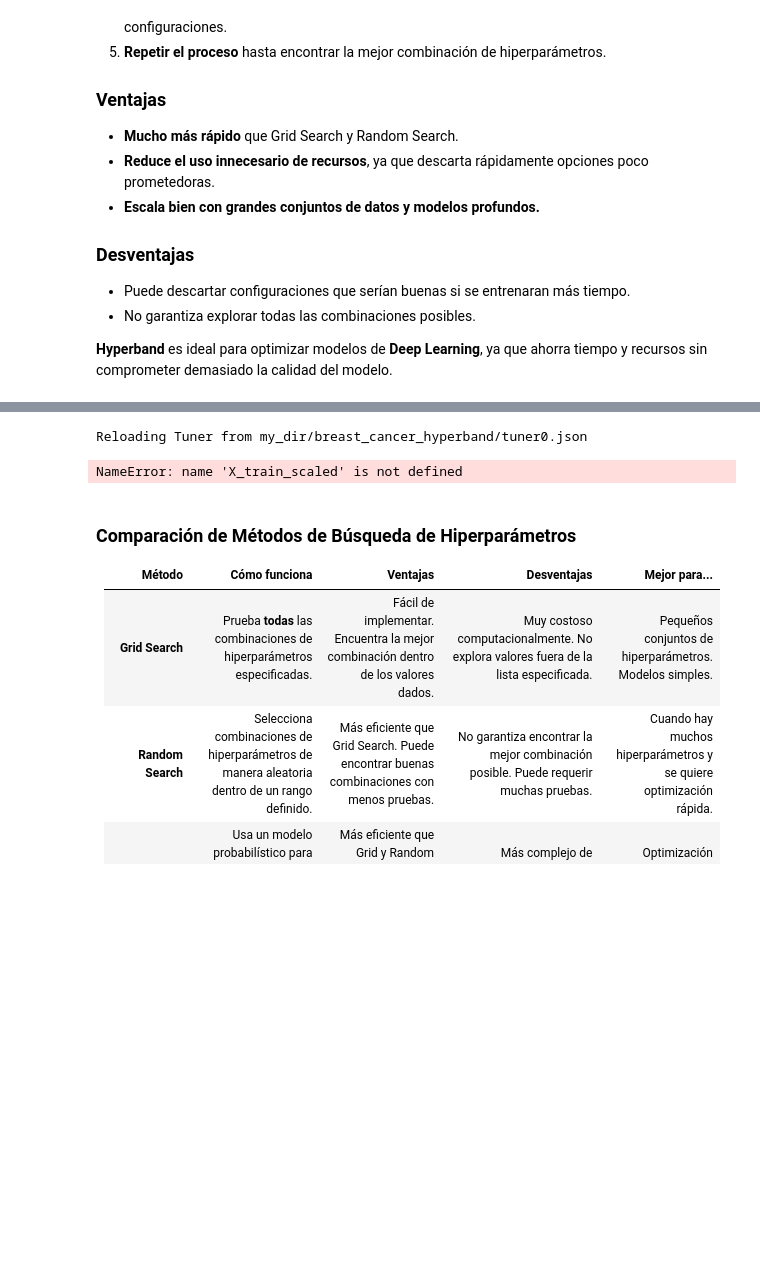
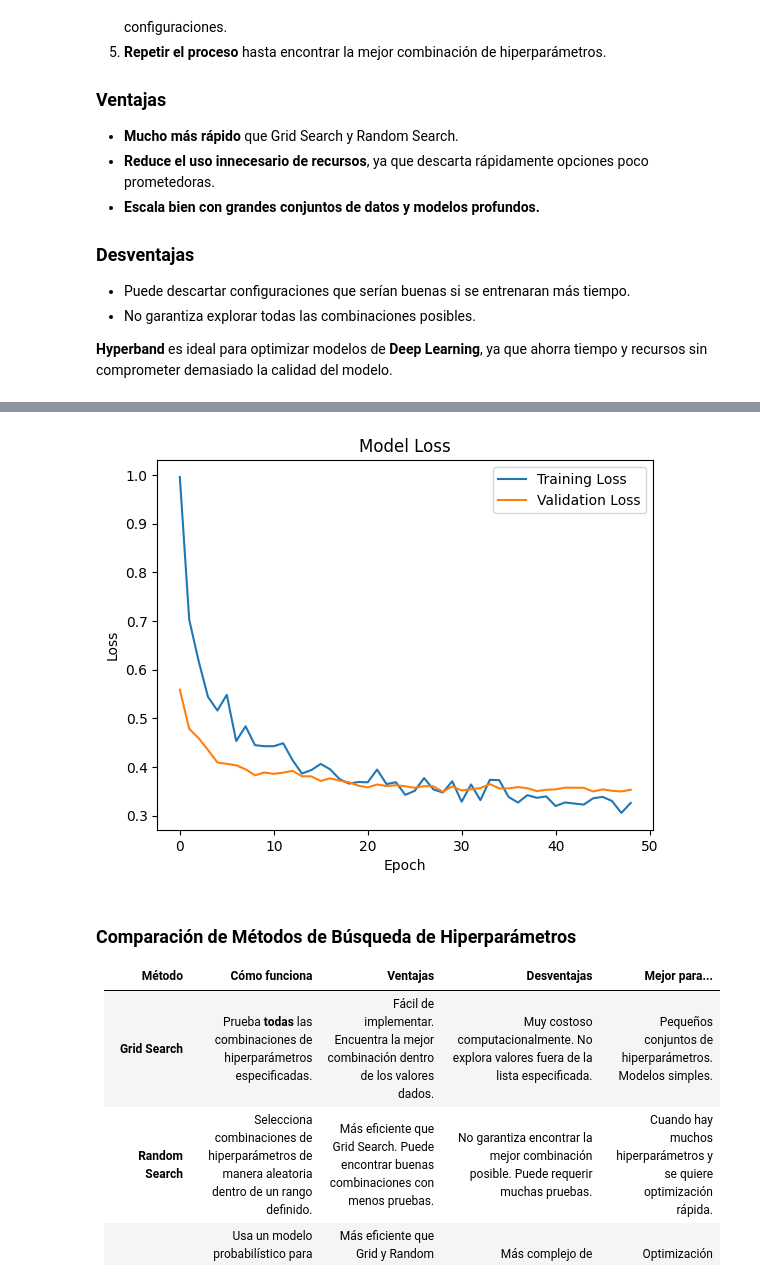
Before and after one commit to FedericoLuque/modelos_de_regresion, a Jupyter notebook: saratoga.ipynb, the cells around one changed output, grey strips where cells are left out. Drawn from its saved outputs; the diff is of its cells as text; code cells hidden in the pictures; blank space fills up the shorter version.

```diff
--- a/saratoga.ipynb
+++ b/saratoga.ipynb
@@ -1205,16 +1215,28 @@ R2: 0.6118757128715515
 
 **Hyperband** es ideal para optimizar modelos de **Deep Learning**, ya que ahorra tiempo y recursos sin comprometer demasiado la calidad del modelo.
 # %%
-import numpy as np
-import tensorflow as tf
-import keras_tuner as kt
-from sklearn.model_selection import train_test_split
-from sklearn.preprocessing import StandardScaler
-from tensorflow.keras.models import Sequential
-from tensorflow.keras.layers import Dense, Dropout
-from tensorflow.keras.optimizers import Adam
-from tensorflow.keras.callbacks import EarlyStopping
-from tensorflow.keras.regularizers import l2
+# Establecer semilla para reproducibilidad
+SEED = 42
+np.random.seed(SEED)
+tf.random.set_seed(SEED)
+
+# Asumiendo que ya tienes el DataFrame preprocesado 'df_encoded'
+X = df_encoded.drop('price', axis=1)
+y = df_encoded['price']
+
+# Dividir los datos
+X_train, X_test, y_train, y_test = train_test_split(X, y, test_size=0.2, random_state=SEED)
+
+# Escalar los datos de entrada
+scaler_X = StandardScaler()
+X_train_scaled = scaler_X.fit_transform(X_train)
+X_test_scaled = scaler_X.transform(X_test)
+
+# Escalar la variable dependiente
+scaler_y = StandardScaler()
+y_train_scaled = scaler_y.fit_transform(y_train.values.reshape(-1, 1)).flatten()
+y_test_scaled = scaler_y.transform(y_test.values.reshape(-1, 1)).flatten()
+
 
 # Definir la función para construir el modelo con hiperparámetros
 def build_model(hp):
@@ -1311,5 +1341,4 @@ To enable the following instructions: AVX2 AVX512F AVX512_VNNI AVX512_BF16 FMA,
-Reloading Tuner from my_dir/breast_cancer_hyperband/tuner0.json
-NameError: name 'X_train_scaled' is not defined
+[figure, added]
 # %% [markdown]
 ### Comparación de Métodos de Búsqueda de Hiperparámetros
 
```
Also changed, not shown: parts of 8 cells of this notebook.
